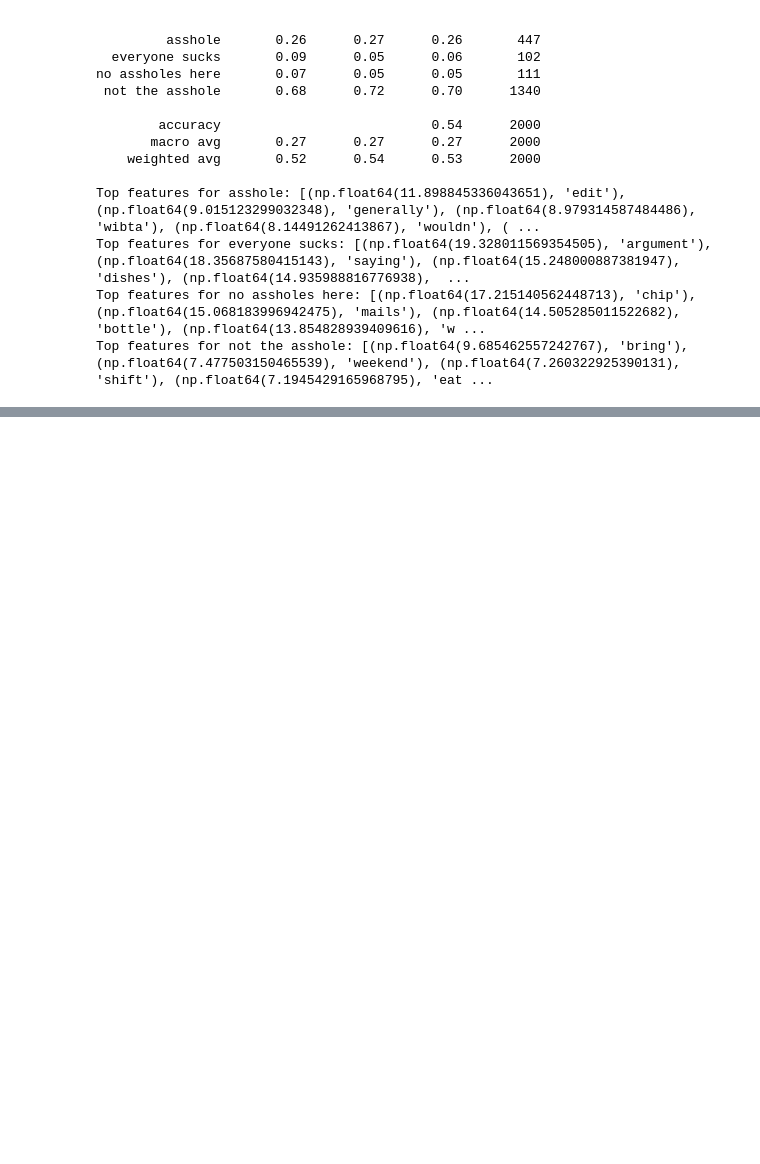
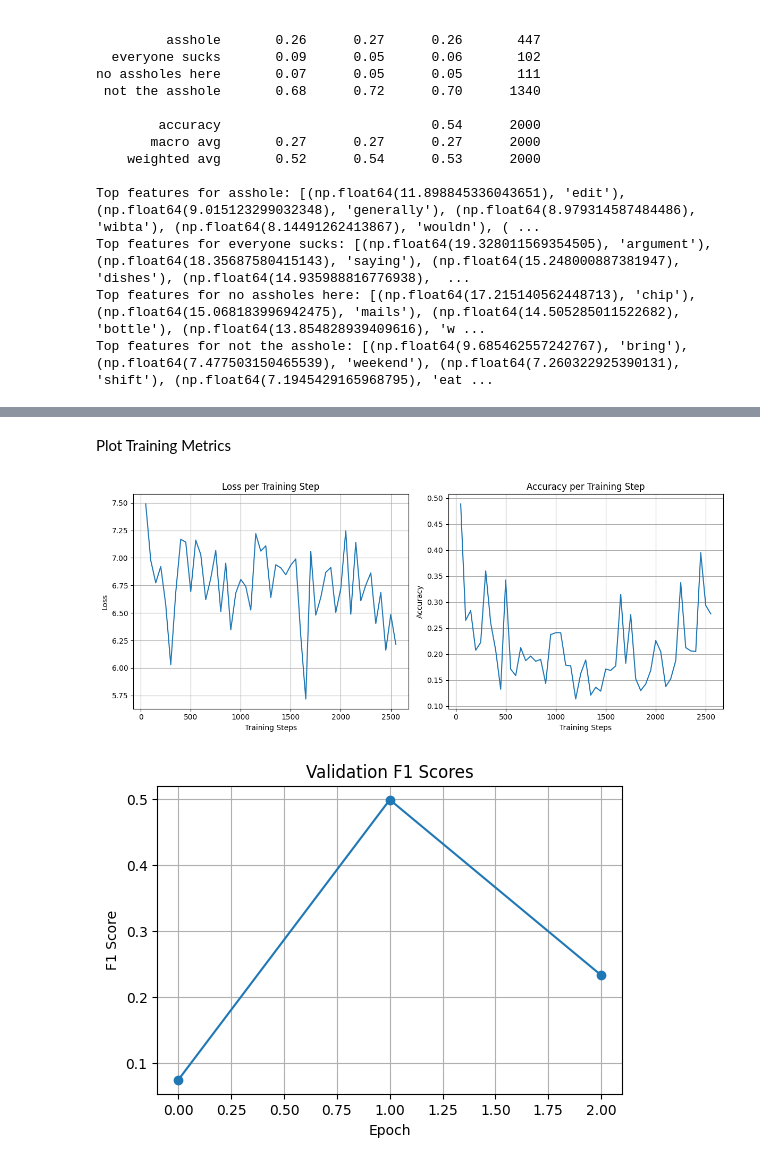
Before and after one commit to yashc73080/RUControversial, a Jupyter notebook: Main.ipynb, the cells around one changed output, grey strips where cells are left out. Saved outputs shown, nothing was run; the diff lists cells and outputs as text; code cells hidden in the pictures; blank space fills up the shorter version.

```diff
--- a/Main.ipynb
+++ b/Main.ipynb
@@ -219,0 +976,33 @@ Top features for not the asshole: [(np.float64(9.685462557242767), 'bring'), (np
+# %% [markdown]
+Plot Training Metrics
+# %%
+training_metrics = metrics['training_metrics']
+
+plt.figure(figsize=(12, 5))
+plt.subplot(1, 2, 1)
+plt.plot(metrics['step_metrics']['steps'], metrics['step_metrics']['losses'])
+plt.xlabel('Training Steps')
+plt.ylabel('Loss')
+plt.title('Loss per Training Step')
+plt.grid(True)
+
+plt.subplot(1, 2, 2)
+plt.plot(metrics['step_metrics']['steps'], metrics['step_metrics']['accuracies'])
+plt.xlabel('Training Steps')
+plt.ylabel('Accuracy')
+plt.title('Accuracy per Training Step')
+plt.grid(True)
+plt.tight_layout()
+plt.show()
+
+# Plot F1 scores
+plt.figure(figsize=(6, 4))
+plt.plot(training_metrics['val_f1_scores'], marker='o')
+plt.xlabel('Epoch')
+plt.ylabel('F1 Score')
+plt.title('Validation F1 Scores')
+plt.grid(True)
+plt.show()
+# %% [output]
+[figure, added]
+[figure, added]
```
Also changed, not shown: parts of 30 cells of this notebook, 2 other files.
